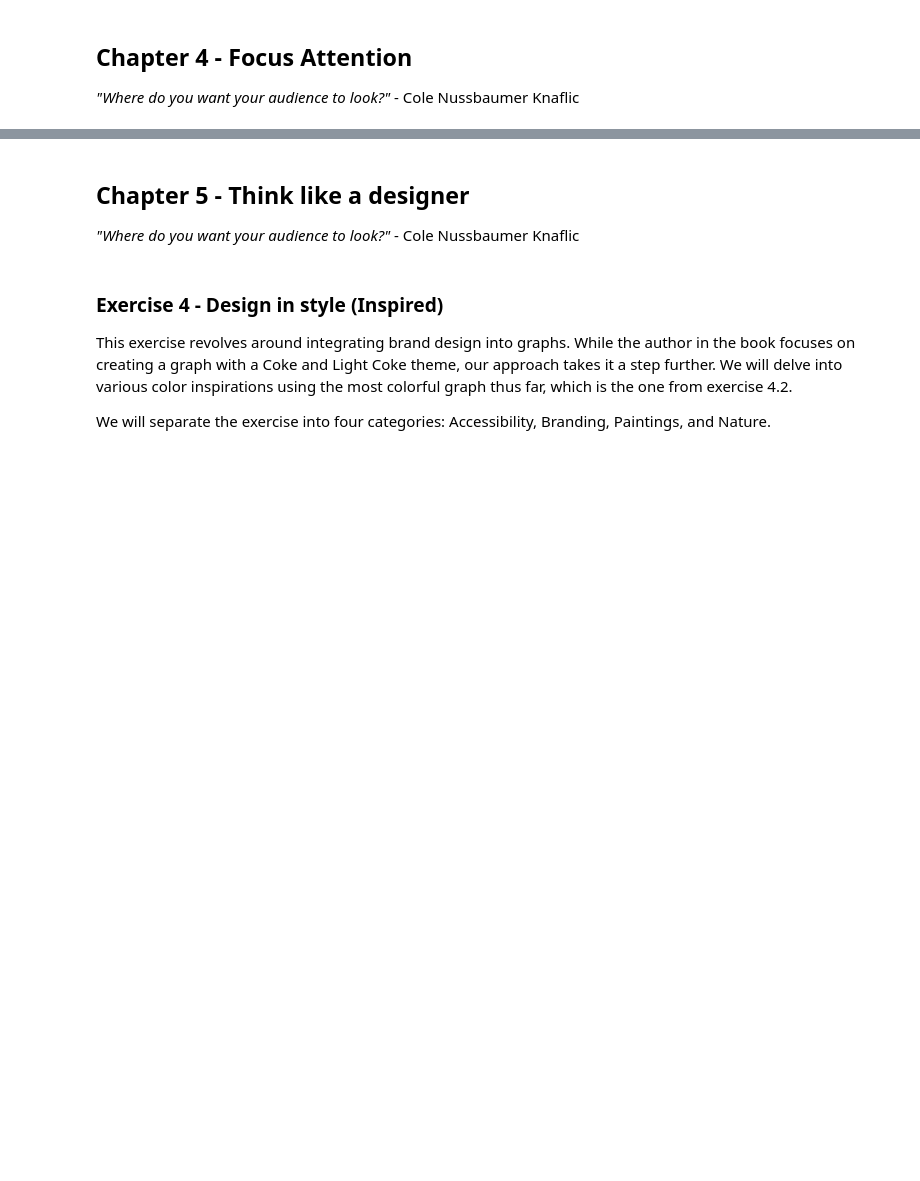
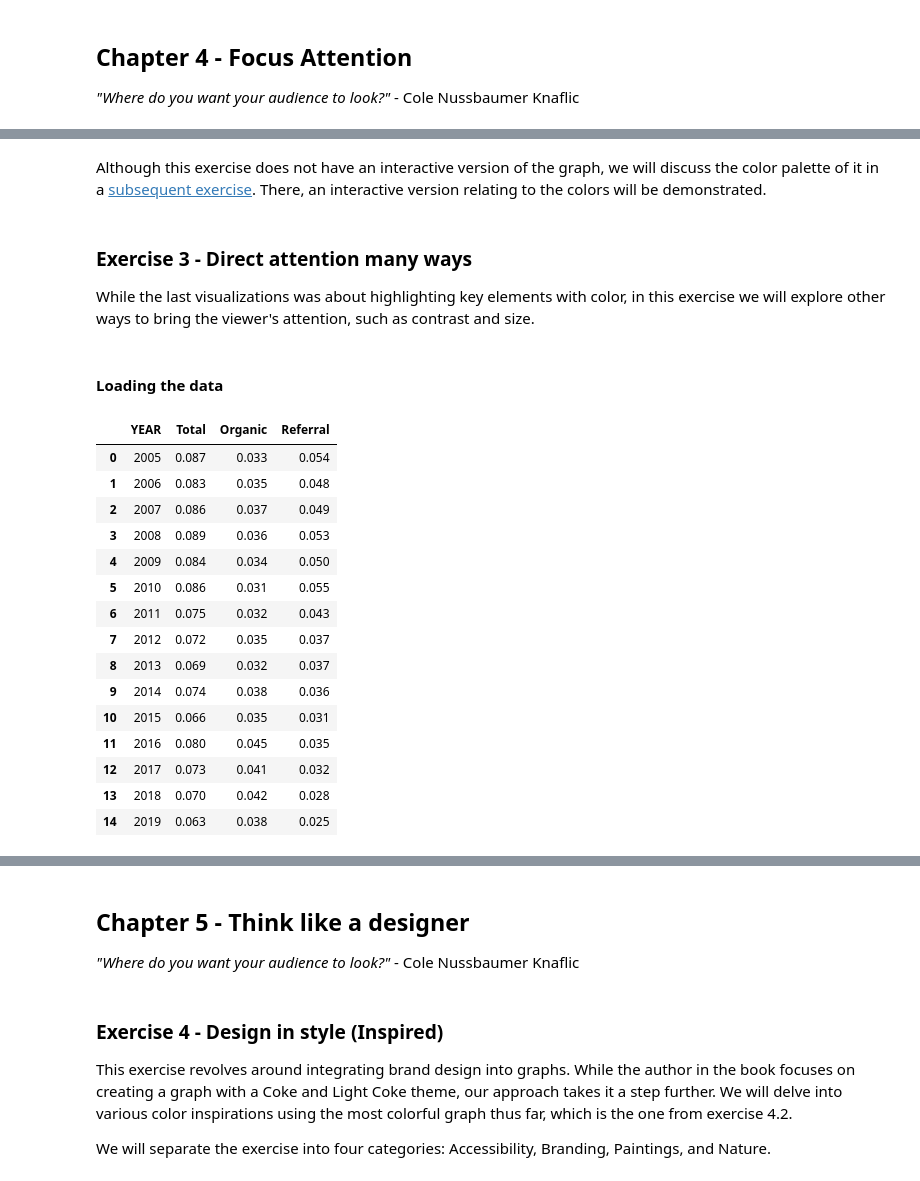
Before and after one commit to maisafraiz/storytelling_with_altair, a Jupyter notebook: index.ipynb, the cells around one changed output, grey strips where cells are left out. Cells and saved outputs as stored; diff of their text form; code cells hidden in the pictures; blank space fills up the shorter version.

```diff
--- a/index.ipynb
+++ b/index.ipynb
@@ -3103,0 +4259,30 @@ Still on the making..
+# %% [markdown]
+Although this exercise does not have an interactive version of the graph, we will discuss the color palette of it in a [subsequent exercise](#5.4). There, an interactive version relating to the colors will be demonstrated.
+# %% [markdown]
+### Exercise 3 - Direct attention many ways<a name="4.3"></a>
+
+While the last visualizations was about highlighting key elements with color, in this exercise we will explore other ways to bring the viewer's attention, such as contrast and size.
+# %% [markdown]
+#### Loading the data
+# %%
+# Load Excel file
+table = pd.read_excel(r"Data\4.3 EXERCISE.xlsx", usecols = [1, 2, 3, 4], header = 5, skipfooter = 5)
+
+table
+# %% [output]
+|  | YEAR | Total | Organic | Referral |
+| 0 | 2005 | 0.087 | 0.033 | 0.054 |
+| 1 | 2006 | 0.083 | 0.035 | 0.048 |
+| 2 | 2007 | 0.086 | 0.037 | 0.049 |
+| 3 | 2008 | 0.089 | 0.036 | 0.053 |
+| 4 | 2009 | 0.084 | 0.034 | 0.050 |
+| 5 | 2010 | 0.086 | 0.031 | 0.055 |
+| 6 | 2011 | 0.075 | 0.032 | 0.043 |
+| 7 | 2012 | 0.072 | 0.035 | 0.037 |
+| 8 | 2013 | 0.069 | 0.032 | 0.037 |
+| 9 | 2014 | 0.074 | 0.038 | 0.036 |
+| 10 | 2015 | 0.066 | 0.035 | 0.031 |
+| 11 | 2016 | 0.080 | 0.045 | 0.035 |
+| 12 | 2017 | 0.073 | 0.041 | 0.032 |
+| 13 | 2018 | 0.070 | 0.042 | 0.028 |
+| 14 | 2019 | 0.063 | 0.038 | 0.025 |
```
Also changed, not shown: parts of 174 cells of this notebook, 20 other files.
